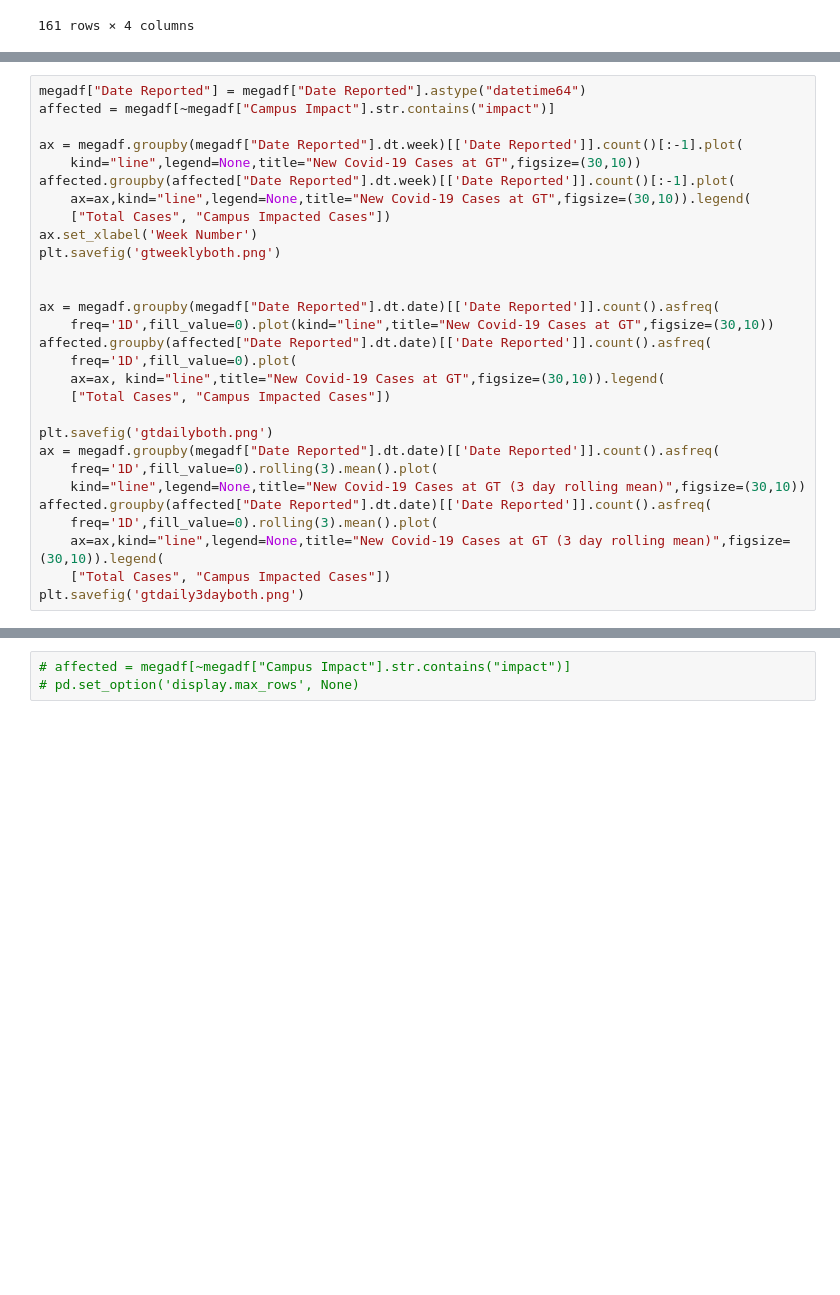
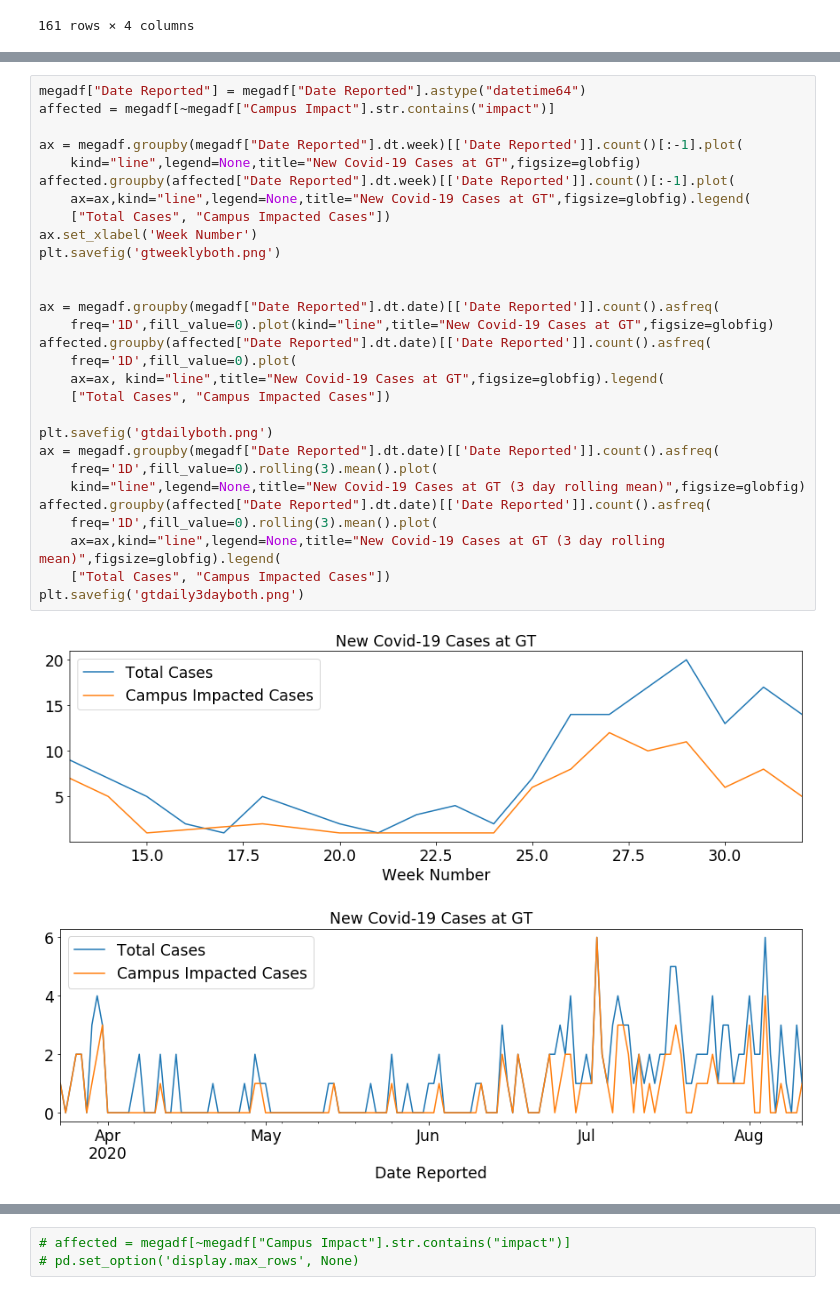
Before and after one commit to anishthite/gtcovid, a Jupyter notebook: GTCOVID.ipynb, the cells around one changed output, grey strips where cells are left out. Saved outputs shown, nothing was run; the diff lists cells and outputs as text; blank space fills up the shorter version.

```diff
--- a/GTCOVID.ipynb
+++ b/GTCOVID.ipynb
@@ -59,29 +60,32 @@ plt.savefig('gtdaily3day.png')
 # %%
 megadf["Date Reported"] = megadf["Date Reported"].astype("datetime64")
 affected = megadf[~megadf["Campus Impact"].str.contains("impact")]
 
 ax = megadf.groupby(megadf["Date Reported"].dt.week)[['Date Reported']].count()[:-1].plot(
-    kind="line",legend=None,title="New Covid-19 Cases at GT",figsize=(30,10))
+    kind="line",legend=None,title="New Covid-19 Cases at GT",figsize=globfig)
 affected.groupby(affected["Date Reported"].dt.week)[['Date Reported']].count()[:-1].plot(
-    ax=ax,kind="line",legend=None,title="New Covid-19 Cases at GT",figsize=(30,10)).legend(
+    ax=ax,kind="line",legend=None,title="New Covid-19 Cases at GT",figsize=globfig).legend(
     ["Total Cases", "Campus Impacted Cases"])
 ax.set_xlabel('Week Number')
 plt.savefig('gtweeklyboth.png')
 
 
 ax = megadf.groupby(megadf["Date Reported"].dt.date)[['Date Reported']].count().asfreq(
-    freq='1D',fill_value=0).plot(kind="line",title="New Covid-19 Cases at GT",figsize=(30,10))
+    freq='1D',fill_value=0).plot(kind="line",title="New Covid-19 Cases at GT",figsize=globfig)
 affected.groupby(affected["Date Reported"].dt.date)[['Date Reported']].count().asfreq(
     freq='1D',fill_value=0).plot(
-    ax=ax, kind="line",title="New Covid-19 Cases at GT",figsize=(30,10)).legend(
+    ax=ax, kind="line",title="New Covid-19 Cases at GT",figsize=globfig).legend(
     ["Total Cases", "Campus Impacted Cases"])
 
 plt.savefig('gtdailyboth.png')
 ax = megadf.groupby(megadf["Date Reported"].dt.date)[['Date Reported']].count().asfreq(
     freq='1D',fill_value=0).rolling(3).mean().plot(
-    kind="line",legend=None,title="New Covid-19 Cases at GT (3 day rolling mean)",figsize=(30,10))
+    kind="line",legend=None,title="New Covid-19 Cases at GT (3 day rolling mean)",figsize=globfig)
 affected.groupby(affected["Date Reported"].dt.date)[['Date Reported']].count().asfreq(
     freq='1D',fill_value=0).rolling(3).mean().plot(
-    ax=ax,kind="line",legend=None,title="New Covid-19 Cases at GT (3 day rolling mean)",figsize=(30,10)).legend(
+    ax=ax,kind="line",legend=None,title="New Covid-19 Cases at GT (3 day rolling mean)",figsize=globfig).legend(
     ["Total Cases", "Campus Impacted Cases"])
 plt.savefig('gtdaily3dayboth.png')
+# %% [output]
+[figure, added]
+[figure, added]
```
Also changed, not shown: parts of 4 cells of this notebook, 6 other files.
